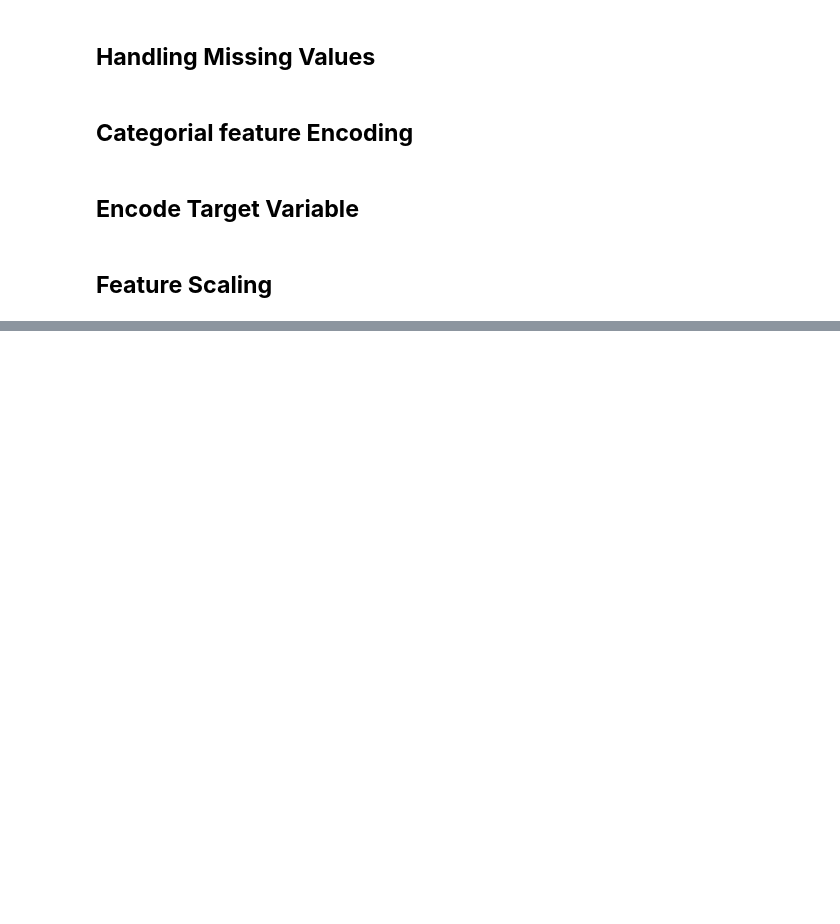
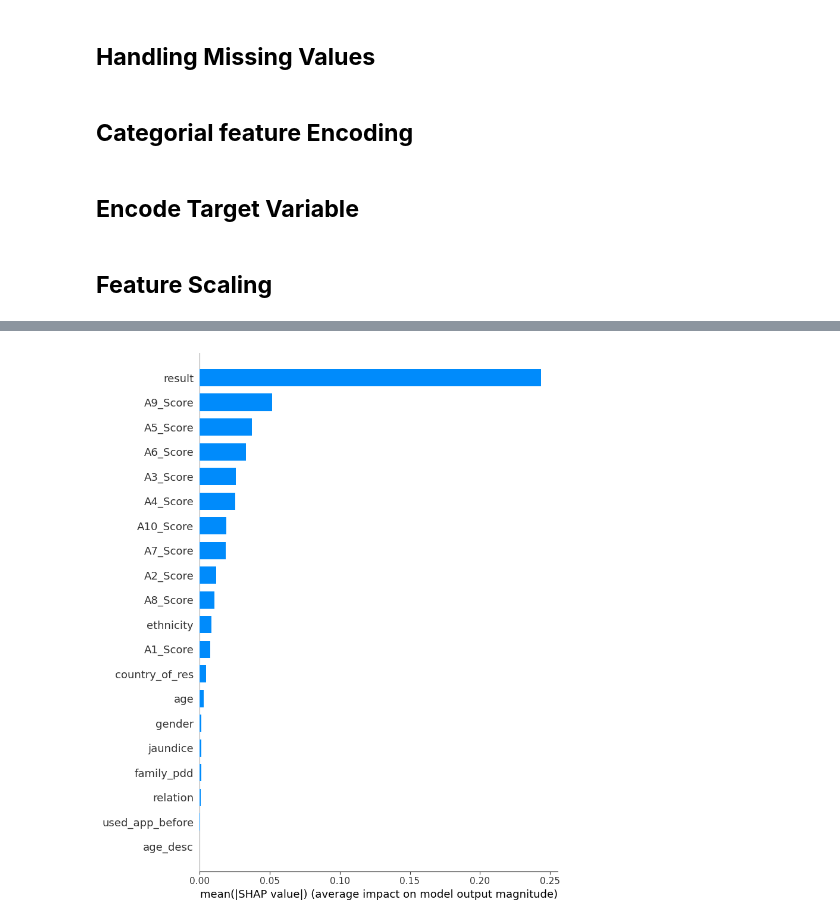
Before and after one commit to Maryam1597/Applieddatascience1, a Jupyter notebook: MARYAM_FYP_ASD.ipynb, the cells around one changed output, grey strips where cells are left out. Saved outputs shown, nothing was run; the diff lists cells and outputs as text; code cells hidden in the pictures; blank space fills up the shorter version.

```diff
--- a/MARYAM_FYP_ASD.ipynb
+++ b/MARYAM_FYP_ASD.ipynb
@@ -204,0 +384,25 @@ X_test_scaled = pd.DataFrame(X_test_scaled, columns=X_test.columns)
+# %%
+import numpy as np
+
+# 1. Calculate SHAP values
+explainer = shap.TreeExplainer(rf_model)
+shap_values = explainer.shap_values(X_test_scaled)
+
+# 2. Handle version-specific output shapes
+# If shap_values is a list (older versions/certain settings), take the second element
+# If it's a single numpy array, use it directly
+if isinstance(shap_values, list):
+    # For binary classification, index 1 is usually the "Positive/Yes" class
+    correct_shap_values = shap_values[1]
+else:
+    correct_shap_values = shap_values
+
+# 3. Check for the case where SHAP returns (samples, features, classes)
+if len(correct_shap_values.shape) == 3:
+    correct_shap_values = correct_shap_values[:, :, 1]
+
+# 4. Now plot using the validated matrix
+plt.figure(figsize=(10, 6))
+shap.summary_plot(correct_shap_values, X_test_scaled, plot_type="bar")
+# %% [output]
+[figure, added]
```
Also changed, not shown: parts of 13 cells of this notebook.
